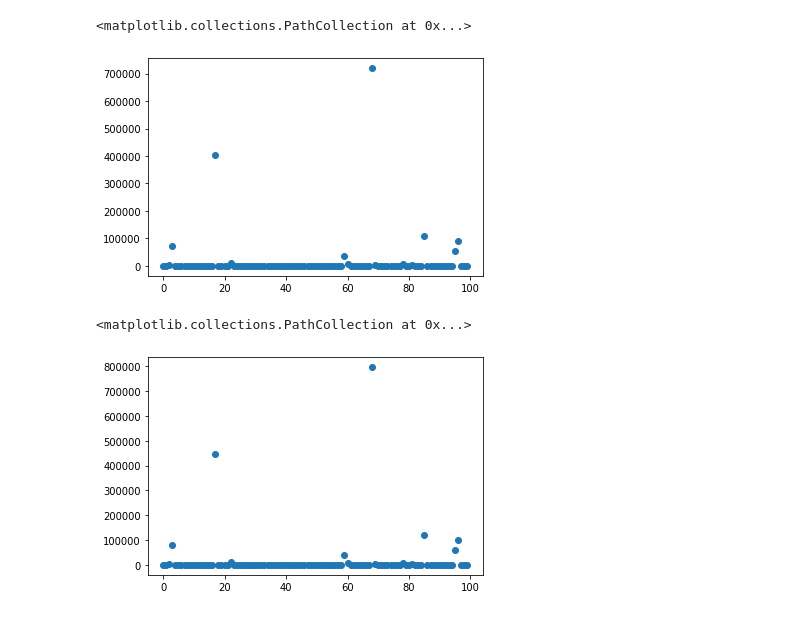
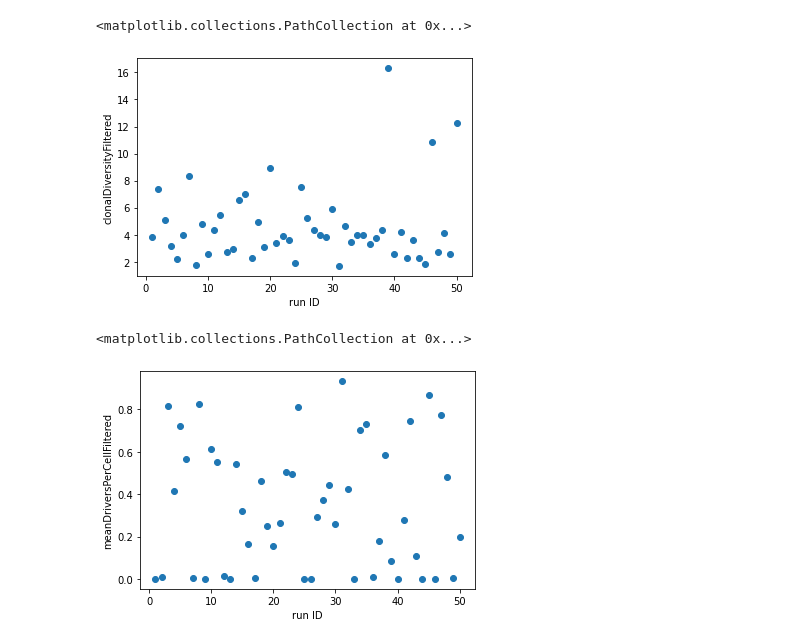
Before and after one commit to schwarzlab-ccb/SimChA, a Jupyter notebook: notebooks/summary.ipynb, the cells around one changed output. Drawn from its saved outputs; the diff is of its cells as text; code cells hidden in the pictures.

```diff
--- a/notebooks/summary.ipynb
+++ b/notebooks/summary.ipynb
@@ -10,8 +10,7 @@ import pandas as pd
 from PIL import Image
 from matplotlib import cm, pyplot as plt
 # %%
-timestamp = "22_03_22_17_00_24"
-summary = pd.read_csv(f"../out/{timestamp}/summary.csv")
+summary = pd.read_csv(f"../out/summary.csv")
 # %%
 summary.head()
 # %% [output]
@@ -24,10 +23,14 @@ summary.head()
 # %%
-plt.scatter(range(len(summary)), summary["aliveCount"])
+plt.ylabel("clonalDiversityFiltered")
+plt.xlabel("run ID")
+plt.scatter(range(1, len(summary) +1), summary["clonalDiversityFiltered"])
 # %% [output]
 <matplotlib.collections.PathCollection at 0x...>
-[figure, old version]
+[figure, new version]
 # %%
-plt.scatter(range(len(summary)), summary["totalCount"])
+plt.ylabel("meanDriversPerCellFiltered")
+plt.xlabel("run ID")
+plt.scatter(range(1, len(summary) +1), summary["meanDriversPerCellFiltered"])
 # %% [output]
 <matplotlib.collections.PathCollection at 0x...>
-[figure, old version]
+[figure, new version]
```
Also changed, not shown: parts of 2 cells of this notebook, 2 other files.
